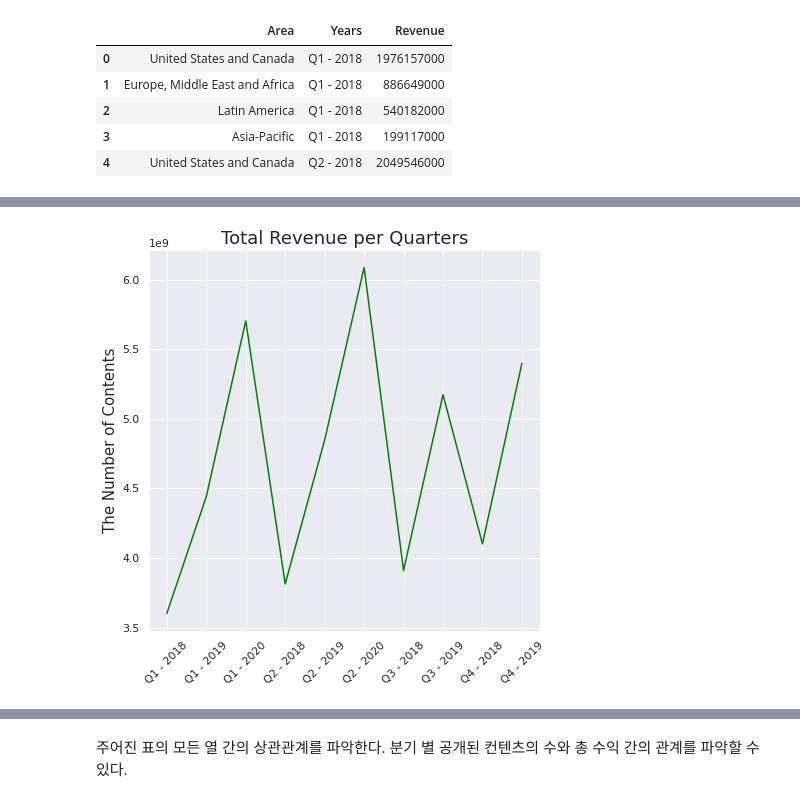
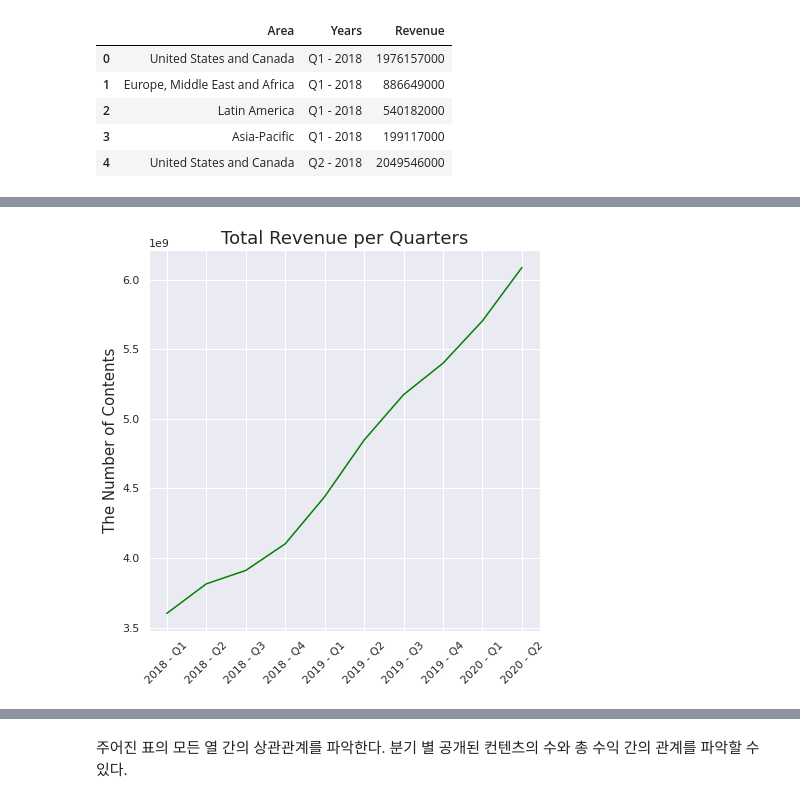
Before and after one commit to Yeyeong99/Aiffel_Datathon, a Jupyter notebook: 4 ott basic eda 1.ipynb, the cells around one changed output, grey strips where cells are left out. Drawn from its saved outputs; the diff is of its cells as text; code cells hidden in the pictures.

```diff
--- a/4 ott basic eda 1.ipynb
+++ b/4 ott basic eda 1.ipynb
@@ -945,12 +936,14 @@ net_reven_t
 # %%
 quarter_dict_all = dict(net_basic['quarter_added'].value_counts())
-quarter_dict_all = sorted(quarter_dict_all.items())
-del quarter_dict_all[0] # No data 삭제
+del quarter_dict_all['No Data']
 
 years = [2018, 2019, 2020]
 quarter_dict = {}
-for i, k in quarter_dict_all:
-    if int(i.split(' - ')[1]) in years:
+for i, k in quarter_dict_all.items():
+    if int(i.split(' - ')[0]) in years:
         quarter_dict[i] = k
-quarter_dict
+
+quarter_list_all = sorted(quarter_dict.items())
+quarter_list = quarter_list_all[:-2] # 2020년 3분기, 4분기 제외
+quarter_list
 # %% [output]
@@ -989,0 +960,3 @@ quarter_values
+# %%
+quarter_values = list(map(lambda x: x[1], quarter_list))
+quarter_values
@@ -990,6 +965,6 @@ quarter_values
 # %%
-net_reven_t['Number'] = quarter_values
-net_reven_t
+net_reven['Number'] = quarter_values
+net_reven
 # %% [output]
 | Area | Asia-Pacific | Europe, Middle East and Africa | Latin America | United States and Canada | Total | Number |
 | Years |  |  |  |  |  |  |
@@ -1006,5 +981,5 @@ net_reven_t
 # %%
-def show_total_num(genre_dict, title, x_len=10, y_len=10):
+def show_plot(genre_dict, title, x_len=10, y_len=10):
     plt.figure(figsize=(x_len, y_len))
     x = list(genre_dict.keys())
     y = list(genre_dict.values())
@@ -1013,7 +988,7 @@ def show_total_num(genre_dict, title, x_len=10, y_len=10):
     plt.ylabel("The Number of Contents", fontsize=15)
     plt.title(title, fontsize = 18)
 # %%
-total_num = dict(net_reven_t['Total'])
-show_total_num(total_num, 'Total Revenue per Quarters', 7, 7)
+total_sum = dict(net_reven['Total'])
+show_plot(total_sum, 'Total Revenue per Quarters', 7, 7)
 # %% [output]
-[figure, old version]
+[figure, new version]
```
Also changed, not shown: parts of 25 cells of this notebook.
